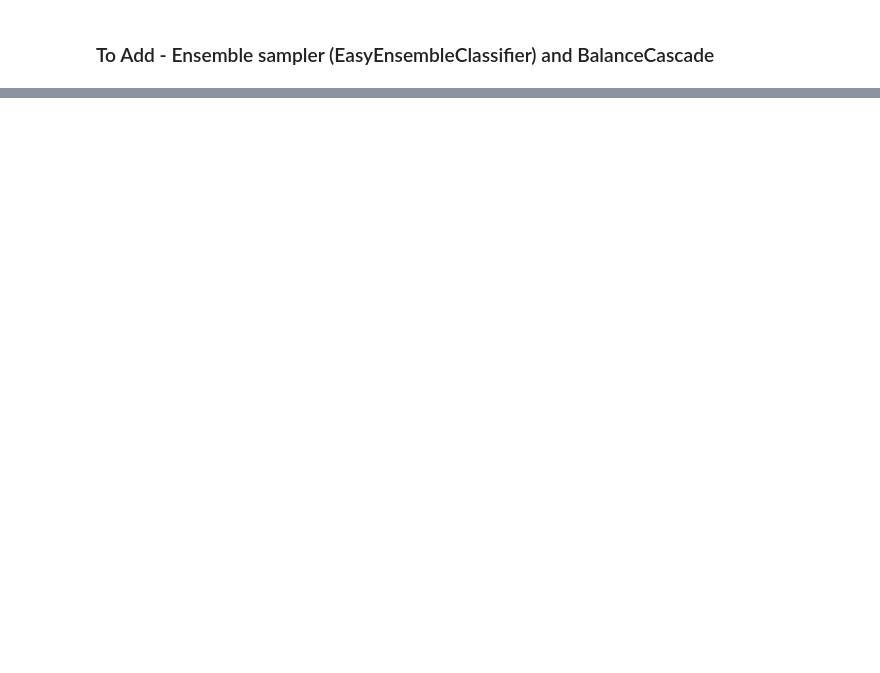
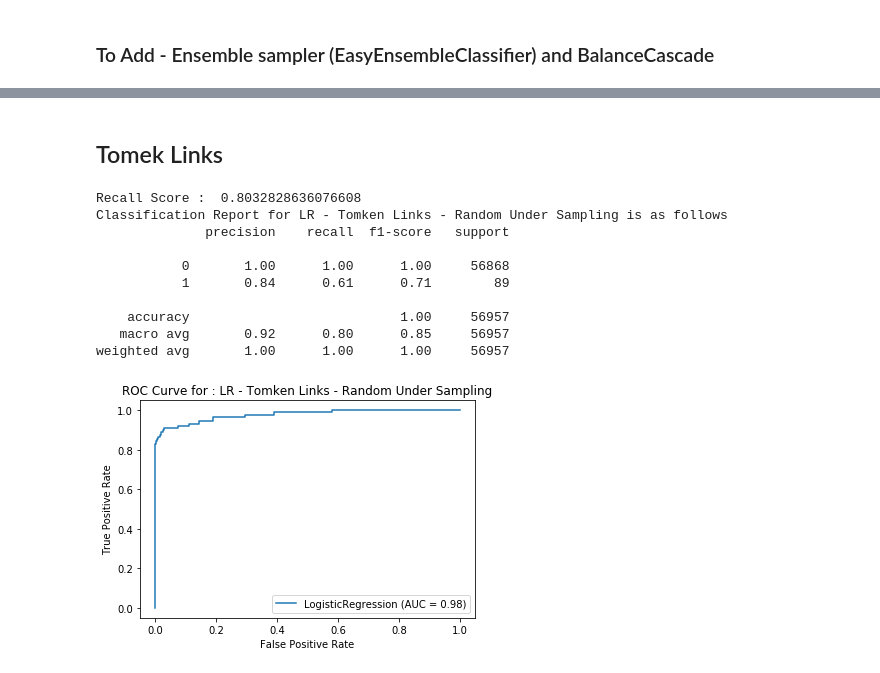
Before and after one commit to SahilChachra/Handling-Imbalanced-Dataset, a Jupyter notebook: Handling Imbalance Dataset.ipynb, the cells around one changed output, grey strips where cells are left out. Cells and saved outputs as stored; diff of their text form; code cells hidden in the pictures; blank space fills up the shorter version.

```diff
--- a/Handling Imbalance Dataset.ipynb
+++ b/Handling Imbalance Dataset.ipynb
@@ -255,0 +363,18 @@ Wall time: 8min 48s
+# %% [markdown]
+## Tomek Links
+# %%
+X_tl_train, X_tl_test, y_tl_train, y_tl_test = splittingData(X_tl, y_tl)
+
+training_prediction('LR - Tomken Links - Random Under Sampling', logisticRegressionModel, X_tl_train, y_tl_train, X_tl_test, y_tl_test)
+# %% [output]
+Recall Score :  0.8032828636076608
+Classification Report for LR - Tomken Links - Random Under Sampling is as follows
+              precision    recall  f1-score   support
+
+           0       1.00      1.00      1.00     56868
+           1       0.84      0.61      0.71        89
+
+    accuracy                           1.00     56957
+   macro avg       0.92      0.80      0.85     56957
+weighted avg       1.00      1.00      1.00     56957
+[figure, added]
```
Also changed, not shown: parts of 29 cells of this notebook.
